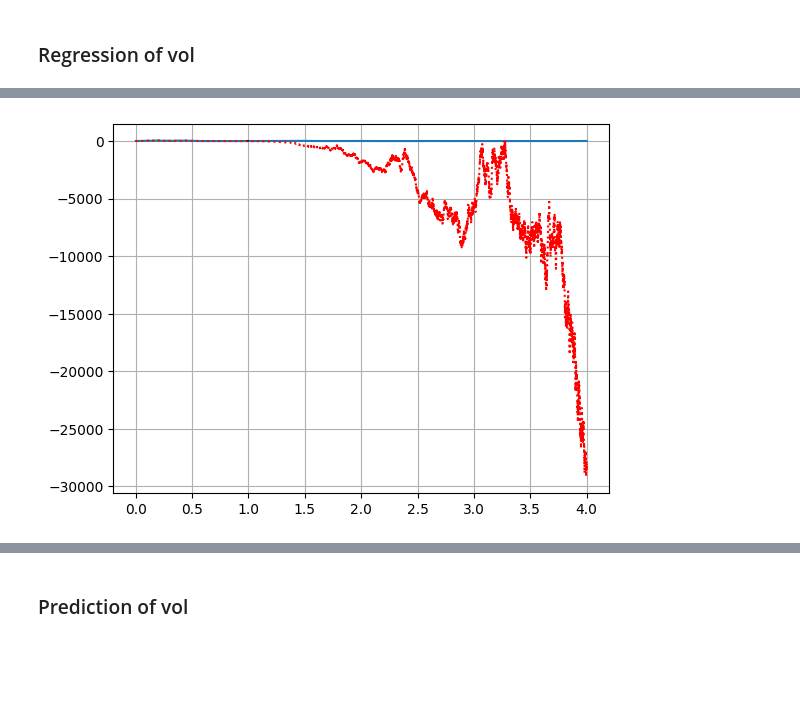
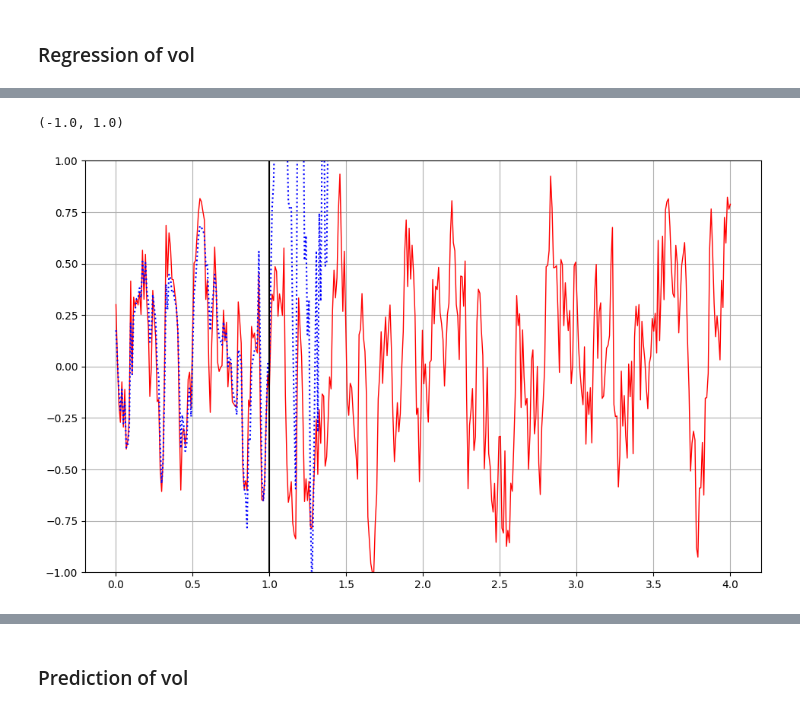
Before and after one commit to MrG1raffe/signature, a Jupyter notebook: notebooks/SignaturePDV.ipynb, the cells around one changed output, grey strips where cells are left out. Drawn from its saved outputs; the diff is of its cells as text; code cells hidden in the pictures; blank space fills up the shorter version.

```diff
--- a/notebooks/SignaturePDV.ipynb
+++ b/notebooks/SignaturePDV.ipynb
@@ -24,15 +35,17 @@ Wall time: 2min 32s
 # %%
-points_per_day = 3000 # 4 sec sampling frequency
+points_per_day = 1 # 4 sec sampling frequency
 T = 4
 
-t_grid = np.linspace(-10, T, points_per_day * T * 365 * 24 + 1)
+t_grid = np.linspace(-10, T, points_per_day * T * 365 + 1)
+rng = np.random.default_rng(seed=42)
+size = 10
 
-rng = np.random.default_rng(seed=42)
-W = np.concatenate([[0], np.cumsum(rng.normal(size=len(t_grid) - 1) * np.sqrt(np.diff(t_grid)))])
+diffusion = Diffusion(t_grid=t_grid - t_grid[0], size=size, rng=rng)
+W_arr = diffusion.brownian_motion()
+W = W_arr[0, 0, :]
 
 fig, ax = plt.subplots()
 
-ax.plot(t_grid, W)
+ax.plot(t_grid, W, "b")
 ax.set_title("Driving Brownian motion W")
-ax.grid()
 # %% [output]
@@ -82,0 +65,11 @@ SigS = stationary_signature_from_path(path=path, trunc=N, t_grid=t_daily, lam=la
+# %%
+kappa = 25
+theta = 0.
+nu = 3
+
+ou_arr = diffusion.ornstein_uhlenbeck(lam=kappa, theta=theta, sigma=nu)
+ou = ou_arr[0, 0, :]
+
+vol_inst = ou
+X = np.concatenate([[0], np.cumsum(-0.5 * vol_inst[:-1]**2 * np.diff(t_grid) + vol_inst[:-1] * np.diff(W))])
+S = np.exp(X)
@@ -94,7 +103,7 @@ _221 = ta.from_dict({"221": 1}, trunc=N)
 # %%
 trunc = 5
 n_params = 2**(trunc + 1) - 1
-eps_sig = 1e-5
+eps_sig = 5e-5
 eps_sigs = 0
 t_daily_pos = t_daily[t_daily >= 0]
 vol_daily_pos = vol_daily[t_daily >= 0]
@@ -103,7 +112,7 @@ in_sample_T = 1
 
 in_sample_idx = (t_daily_pos <= in_sample_T)
 
-Y = vol_daily_pos + 50 * vol_daily_pos**3 + 30 * vol_daily_pos**4 + 100 * vol_daily_pos**5
+Y = np.sin(vol_daily_pos)
 
 def loss_vol_sig(l):
     vol_coef = ta.from_array(array=l, trunc=trunc*2 + 1)
@@ -120,10 +135,11 @@ res_stat = minimize(fun=loss_vol_stat_sig, x0=l0)
 # %%
 l_reg = ta.from_array(array=res.x, trunc=trunc*2 + 1)
 
 fig, ax = plt.subplots()
-ax.plot(t_daily_pos, Y)
-ax.plot(t_daily_pos, (W_sig @ l_reg).real, "r:")
-ax.vlines(x=in_sample_T, ymin=np.min(Y), ymax=np.max(Y), color="k")
-ax.grid()
+ax.plot(t_daily_pos, Y, 'r', lw=1)
+ax.plot(t_daily_pos, (W_sig @ l_reg).real, "b:")
+ax.vlines(x=in_sample_T, ymin=-1, ymax=1, color="k")
+ax.set_ylim([-1, 1])
 # %% [output]
+(-1.0, 1.0)
-[figure, old version]
+[figure, new version]
```
Also changed, not shown: parts of 14 cells of this notebook, 3 other files.
